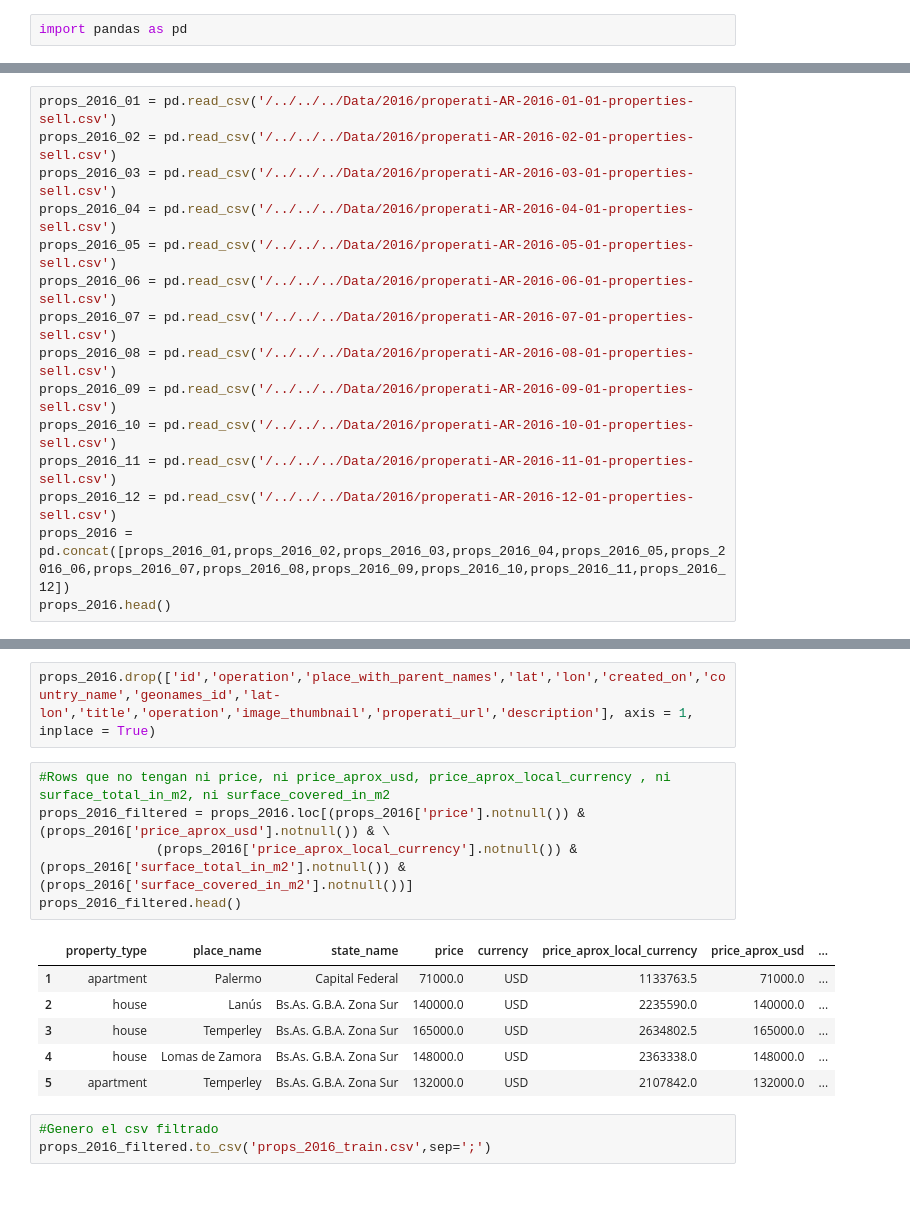
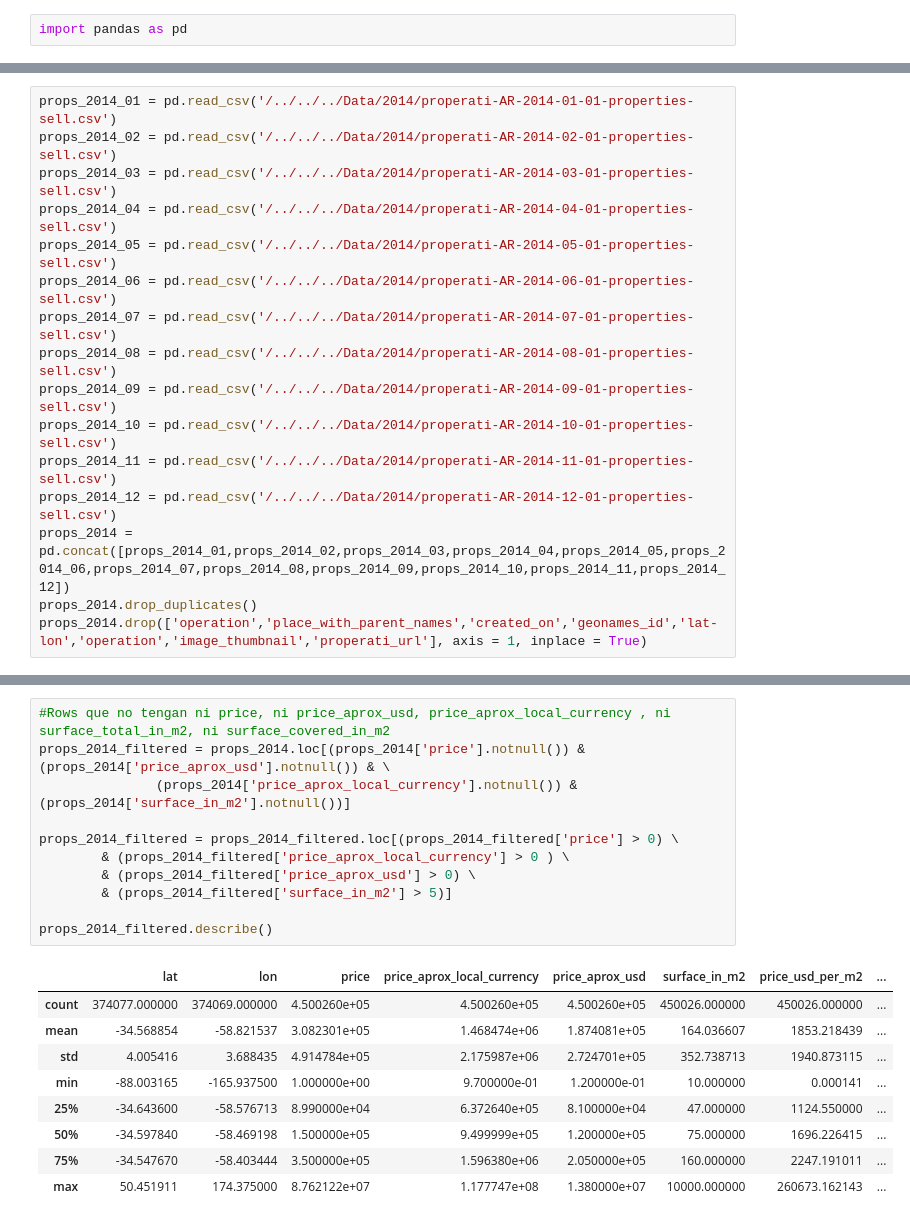
Before and after one commit to BrigliaAn/Properati-Machine-Learing, a Jupyter notebook: Filtrar y generar csvs.ipynb, the cells around one changed output, grey strips where cells are left out. Saved outputs shown, nothing was run; the diff lists cells and outputs as text; blank space fills up the shorter version.

```diff
--- a/Filtrar y generar csvs.ipynb
+++ b/Filtrar y generar csvs.ipynb
@@ -45,15 +100,16 @@ props_2017_filtered.to_csv('props_2017_test.csv',sep=';',index=False)
 # %%
-props_2016_01 = pd.read_csv('/../../../Data/2016/properati-AR-2016-01-01-properties-sell.csv')
-props_2016_02 = pd.read_csv('/../../../Data/2016/properati-AR-2016-02-01-properties-sell.csv')
-props_2016_03 = pd.read_csv('/../../../Data/2016/properati-AR-2016-03-01-properties-sell.csv')
-props_2016_04 = pd.read_csv('/../../../Data/2016/properati-AR-2016-04-01-properties-sell.csv')
-props_2016_05 = pd.read_csv('/../../../Data/2016/properati-AR-2016-05-01-properties-sell.csv')
-props_2016_06 = pd.read_csv('/../../../Data/2016/properati-AR-2016-06-01-properties-sell.csv')
-props_2016_07 = pd.read_csv('/../../../Data/2016/properati-AR-2016-07-01-properties-sell.csv')
-props_2016_08 = pd.read_csv('/../../../Data/2016/properati-AR-2016-08-01-properties-sell.csv')
-props_2016_09 = pd.read_csv('/../../../Data/2016/properati-AR-2016-09-01-properties-sell.csv')
-props_2016_10 = pd.read_csv('/../../../Data/2016/properati-AR-2016-10-01-properties-sell.csv')
-props_2016_11 = pd.read_csv('/../../../Data/2016/properati-AR-2016-11-01-properties-sell.csv')
-props_2016_12 = pd.read_csv('/../../../Data/2016/properati-AR-2016-12-01-properties-sell.csv')
-props_2016 = pd.concat([props_2016_01,props_2016_02,props_2016_03,props_2016_04,props_2016_05,props_2016_06,props_2016_07,props_2016_08,props_2016_09,props_2016_10,props_2016_11,props_2016_12])
-props_2016.head()
+props_2014_01 = pd.read_csv('/../../../Data/2014/properati-AR-2014-01-01-properties-sell.csv')
+props_2014_02 = pd.read_csv('/../../../Data/2014/properati-AR-2014-02-01-properties-sell.csv')
+props_2014_03 = pd.read_csv('/../../../Data/2014/properati-AR-2014-03-01-properties-sell.csv')
+props_2014_04 = pd.read_csv('/../../../Data/2014/properati-AR-2014-04-01-properties-sell.csv')
+props_2014_05 = pd.read_csv('/../../../Data/2014/properati-AR-2014-05-01-properties-sell.csv')
+props_2014_06 = pd.read_csv('/../../../Data/2014/properati-AR-2014-06-01-properties-sell.csv')
+props_2014_07 = pd.read_csv('/../../../Data/2014/properati-AR-2014-07-01-properties-sell.csv')
+props_2014_08 = pd.read_csv('/../../../Data/2014/properati-AR-2014-08-01-properties-sell.csv')
+props_2014_09 = pd.read_csv('/../../../Data/2014/properati-AR-2014-09-01-properties-sell.csv')
+props_2014_10 = pd.read_csv('/../../../Data/2014/properati-AR-2014-10-01-properties-sell.csv')
+props_2014_11 = pd.read_csv('/../../../Data/2014/properati-AR-2014-11-01-properties-sell.csv')
+props_2014_12 = pd.read_csv('/../../../Data/2014/properati-AR-2014-12-01-properties-sell.csv')
+props_2014 = pd.concat([props_2014_01,props_2014_02,props_2014_03,props_2014_04,props_2014_05,props_2014_06,props_2014_07,props_2014_08,props_2014_09,props_2014_10,props_2014_11,props_2014_12])
+props_2014.drop_duplicates()
+props_2014.drop(['operation','place_with_parent_names','created_on','geonames_id','lat-lon','operation','image_thumbnail','properati_url'], axis = 1, inplace = True)
@@ -68,17 +116,21 @@ props_2016.head()
-# %%
-props_2016.drop(['id','operation','place_with_parent_names','lat','lon','created_on','country_name','geonames_id','lat-lon','title','operation','image_thumbnail','properati_url','description'], axis = 1, inplace = True)
 # %%
 #Rows que no tengan ni price, ni price_aprox_usd, price_aprox_local_currency , ni surface_total_in_m2, ni surface_covered_in_m2
-props_2016_filtered = props_2016.loc[(props_2016['price'].notnull()) & (props_2016['price_aprox_usd'].notnull()) & \
-               (props_2016['price_aprox_local_currency'].notnull()) & (props_2016['surface_total_in_m2'].notnull()) & (props_2016['surface_covered_in_m2'].notnull())]
-props_2016_filtered.head()
+props_2014_filtered = props_2014.loc[(props_2014['price'].notnull()) & (props_2014['price_aprox_usd'].notnull()) & \
+               (props_2014['price_aprox_local_currency'].notnull()) & (props_2014['surface_in_m2'].notnull())]
+
+props_2014_filtered = props_2014_filtered.loc[(props_2014_filtered['price'] > 0) \
+        & (props_2014_filtered['price_aprox_local_currency'] > 0 ) \
+        & (props_2014_filtered['price_aprox_usd'] > 0) \
+        & (props_2014_filtered['surface_in_m2'] > 5)]
+
+props_2014_filtered.describe()
 # %% [output]
-|  | property_type | place_name | state_name | price | currency | price_aprox_local_currency | price_aprox_usd | ... |
-| 1 | apartment | Palermo | Capital Federal | 71000.0 | USD | 1133763.5 | 71000.0 | ... |
-| 2 | house | Lanús | Bs.As. G.B.A. Zona Sur | 140000.0 | USD | 2235590.0 | 140000.0 | ... |
-| 3 | house | Temperley | Bs.As. G.B.A. Zona Sur | 165000.0 | USD | 2634802.5 | 165000.0 | ... |
-| 4 | house | Lomas de Zamora | Bs.As. G.B.A. Zona Sur | 148000.0 | USD | 2363338.0 | 148000.0 | ... |
-| 5 | apartment | Temperley | Bs.As. G.B.A. Zona Sur | 132000.0 | USD | 2107842.0 | 132000.0 | ... |
+|  | lat | lon | price | price_aprox_local_currency | price_aprox_usd | surface_in_m2 | price_usd_per_m2 | ... |
+| count | 374077.000000 | 374069.000000 | 4.500260e+05 | 4.500260e+05 | 4.500260e+05 | 450026.000000 | 450026.000000 | ... |
+| mean | -34.568854 | -58.821537 | 3.082301e+05 | 1.468474e+06 | 1.874081e+05 | 164.036607 | 1853.218439 | ... |
+| std | 4.005416 | 3.688435 | 4.914784e+05 | 2.175987e+06 | 2.724701e+05 | 352.738713 | 1940.873115 | ... |
+| min | -88.003165 | -165.937500 | 1.000000e+00 | 9.700000e-01 | 1.200000e-01 | 10.000000 | 0.000141 | ... |
+| 25% | -34.643600 | -58.576713 | 8.990000e+04 | 6.372640e+05 | 8.100000e+04 | 47.000000 | 1124.550000 | ... |
+| 50% | -34.597840 | -58.469198 | 1.500000e+05 | 9.499999e+05 | 1.200000e+05 | 75.000000 | 1696.226415 | ... |
+| 75% | -34.547670 | -58.403444 | 3.500000e+05 | 1.596380e+06 | 2.050000e+05 | 160.000000 | 2247.191011 | ... |
+| max | 50.451911 | 174.375000 | 8.762122e+07 | 1.177747e+08 | 1.380000e+07 | 10000.000000 | 260673.162143 | ... |
-# %%
-#Genero el csv filtrado
-props_2016_filtered.to_csv('props_2016_train.csv',sep=';')
```
Also changed, not shown: parts of 20 cells of this notebook, 2 other files.
